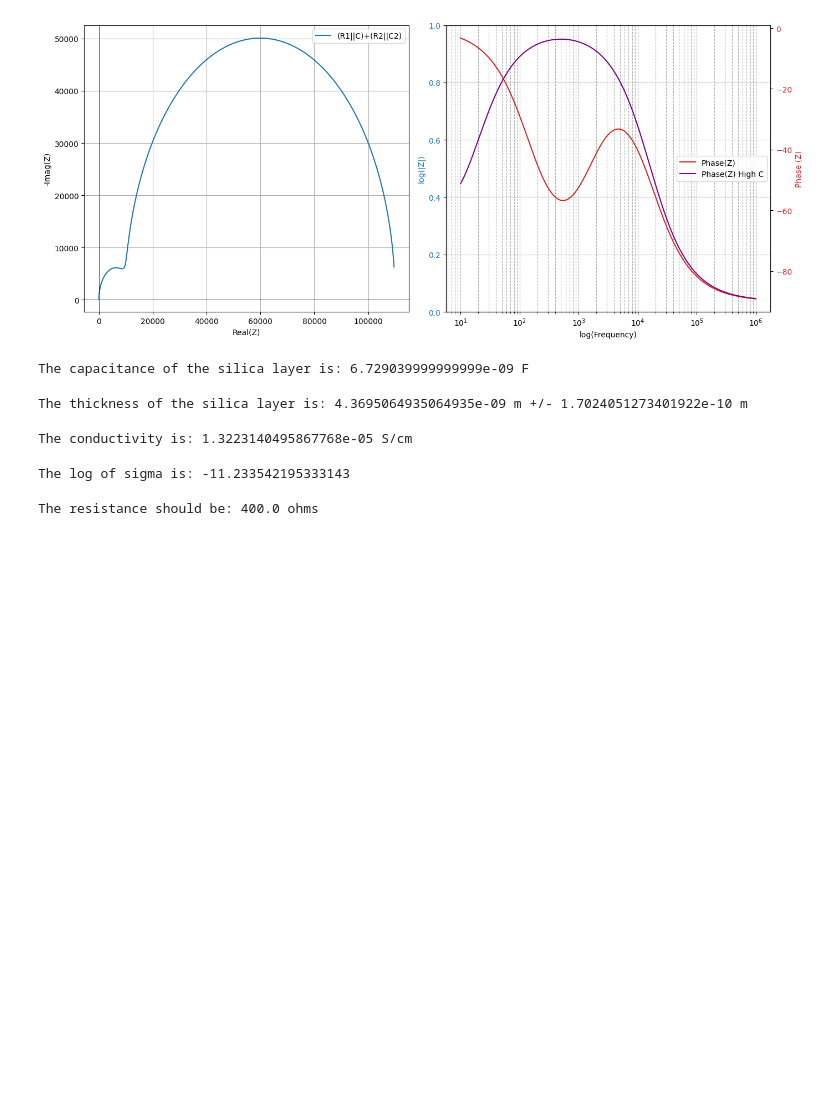
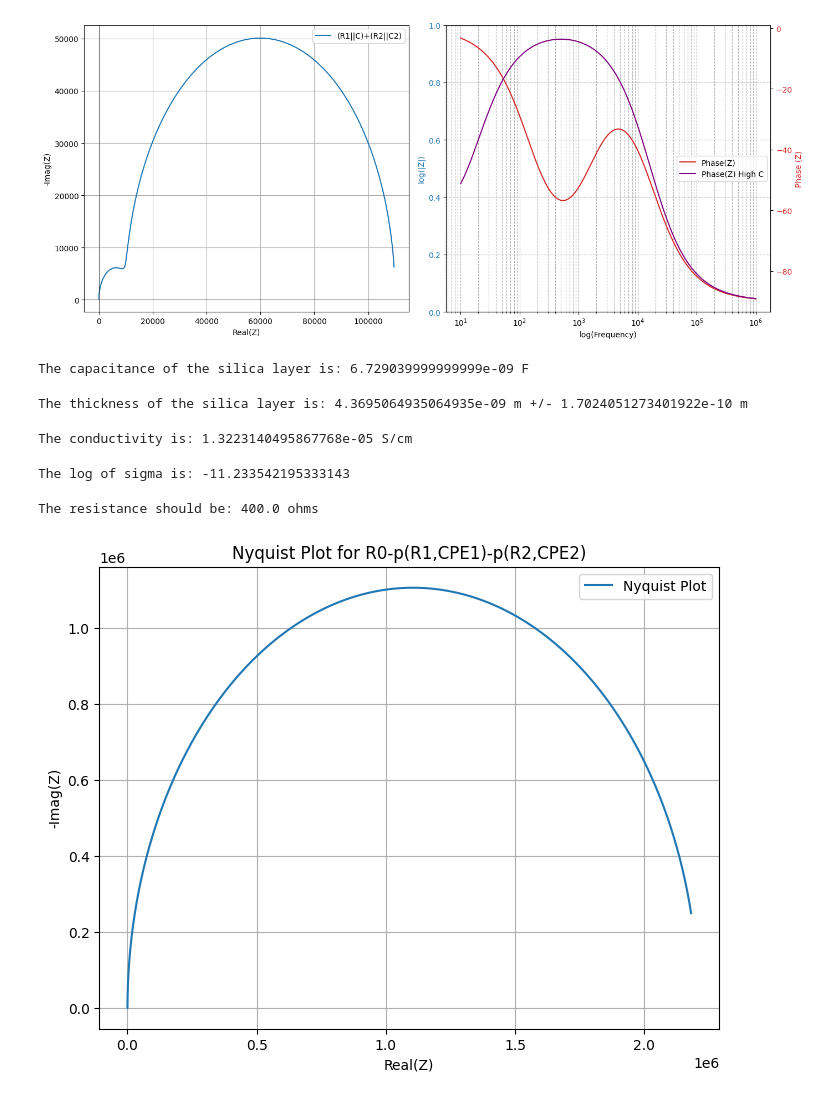
Before and after one commit to Tor91/EIS, a Jupyter notebook: EIS.ipynb, the cells around one changed output. Drawn from its saved outputs; the diff is of its cells as text; code cells hidden in the pictures; blank space fills up the shorter version.

```diff
--- a/EIS.ipynb
+++ b/EIS.ipynb
@@ -1138,3 +1138,49 @@ R = (4 * t) / (S * sigma*100)  # Convert conductivity to S/cm
 print(f"The resistance should be: {R} ohms")
 # %% [output]
 The resistance should be: 400.0 ohms
+# %%
+# prompt: plot nyquis plot for following cirquit: R0-p(R1,CPE1)-p(R2,CPE2) with paramters 1e-2,100, 2.4e-9,0.99,1.21e8, 9.2e-9,
+
+import numpy as np
+import matplotlib.pyplot as plt
+import math
+
+# Parameters
+R0 = 90
+R1 = 182
+CPE1_Q = 9.4e-9
+CPE1_alpha = 0.99
+R2 = 2.21e6
+CPE2_Q = 8.2e-9
+CPE2_alpha = 0.9999
+
+# Frequencies
+frequencies = np.logspace(0.001, 6, 1000)
+omega = 2 * np.pi * frequencies
+
+# Impedance calculations
+Z_CPE1 = 1 / (CPE1_Q * (1j * omega)**CPE1_alpha)
+Z_CPE2 = 1 / (CPE2_Q * (1j * omega)**CPE2_alpha)
+
+Z_parallel1 = 1 / (1/R1 + 1/Z_CPE1)
+Z_parallel2 = 1 / (1/R2 + 1/Z_CPE2)
+
+
+Z_total = R0 + Z_parallel1 + Z_parallel2
+
+
+# Extract real and imaginary parts
+Z_real_total = Z_total.real
+Z_imag_total = Z_total.imag
+
+# Nyquist Plot
+plt.figure(figsize=(8, 6))
+plt.plot(Z_real_total, -Z_imag_total, label='Nyquist Plot')
+plt.xlabel('Real(Z)')
+plt.ylabel('-Imag(Z)')
+plt.title('Nyquist Plot for R0-p(R1,CPE1)-p(R2,CPE2)')
+plt.grid(True)
+plt.legend()
+plt.show()
+# %% [output]
+[figure, added]
```
Also changed, not shown: parts of 1 cell of this notebook.
